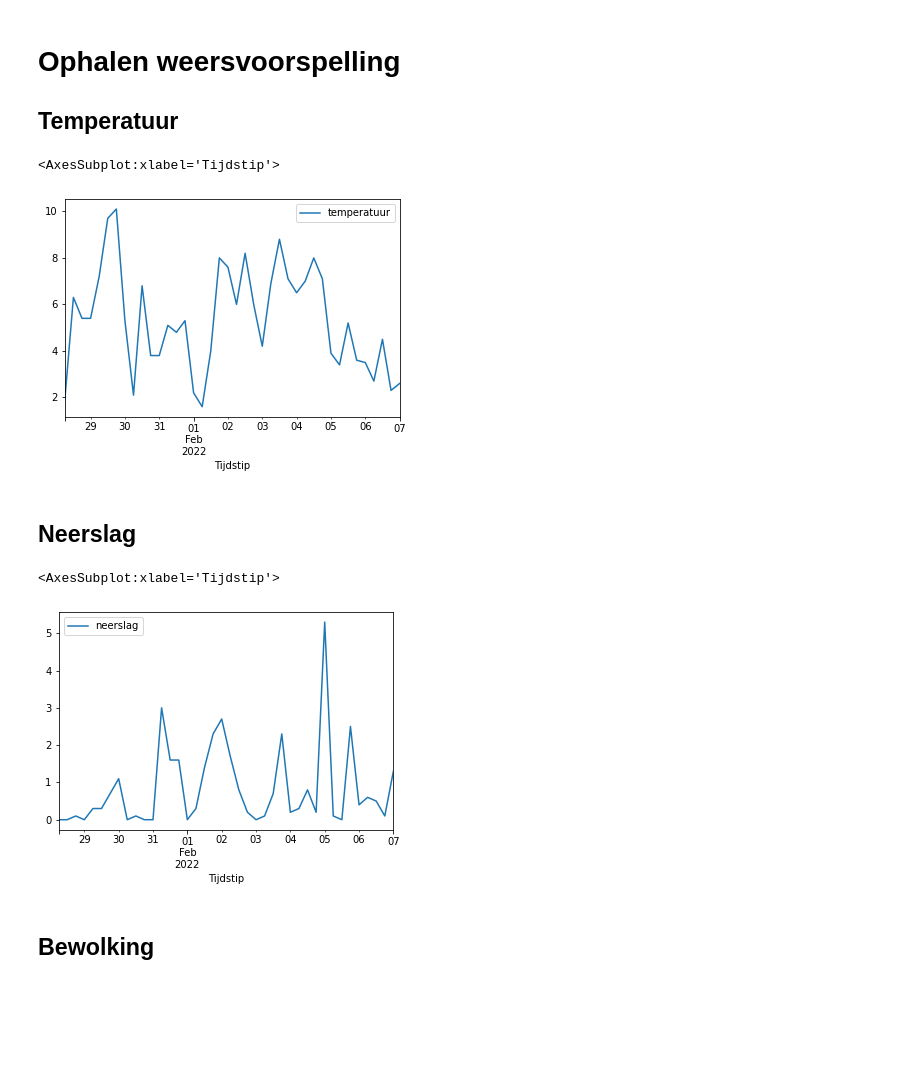
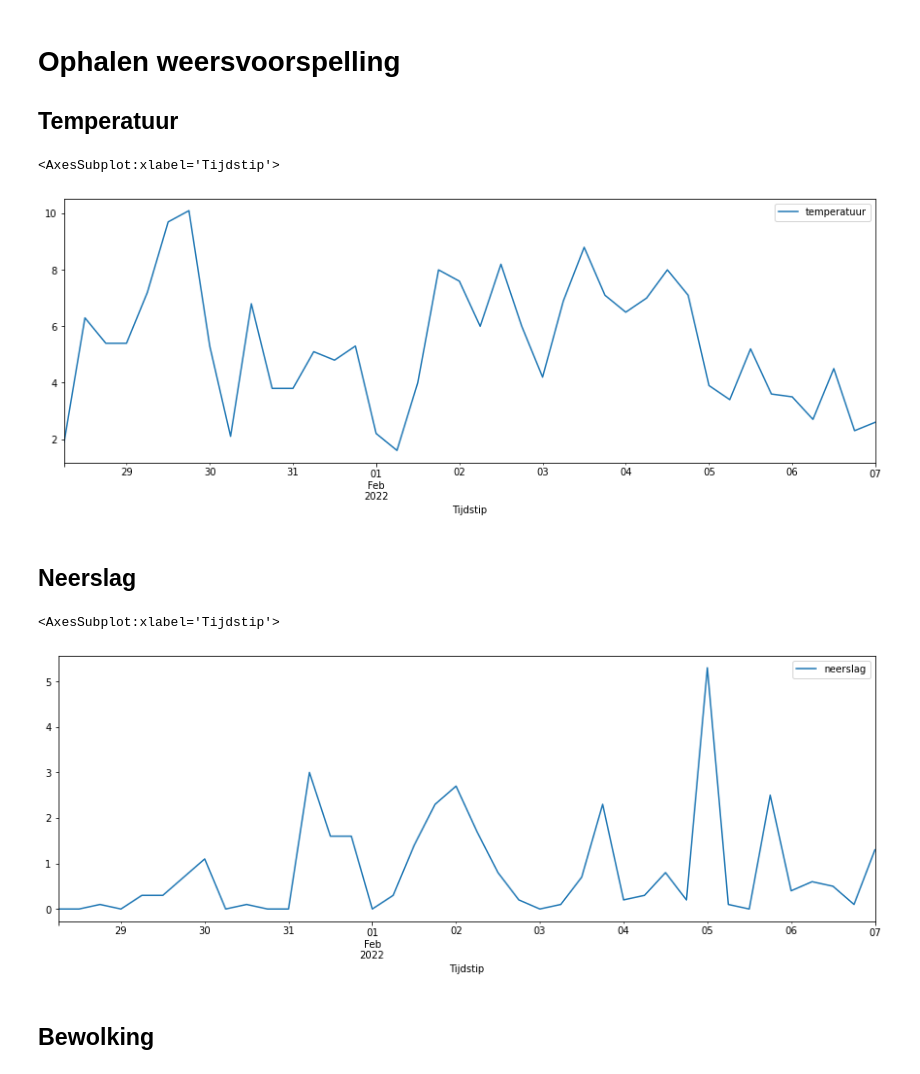
Before and after one commit to bosgnoom/data-engineer-eindopdracht, a Jupyter notebook: weersvoorspelling.ipynb, the cells around one changed output. Drawn from its saved outputs; the diff is of its cells as text; code cells hidden in the pictures; blank space fills up the shorter version.

```diff
--- a/weersvoorspelling.ipynb
+++ b/weersvoorspelling.ipynb
@@ -5,26 +5,27 @@
 # %%
 import requests
 import pandas as pd
+import matplotlib.pyplot as plt
 
 url = 'https://cdn.knmi.nl/knmi/json/page/weer/waarschuwingen_verwachtingen/ensemble/iPluim/380_Expert_99999.json'
 r = requests.get(url)
 
 # Selecteer de serie "Hoge resolutie" uit alle aangeleverde gegevens
 for serie in r.json()["series"]:
     if "name" in serie.keys() and serie["name"] == "Hoge resolutie":
         temperatuur = pd.DataFrame(serie["data"], columns=["time", "temperatuur"])
 
 # Omzetten van unix timestamp [ms] naar datetime
 temperatuur["Tijdstip"] = pd.to_datetime(temperatuur["time"], unit="ms")
 
 temperatuur.set_index("Tijdstip", inplace=True)
 temperatuur.drop("time", inplace=True, axis=1)
 
-import matplotlib
-temperatuur.plot()
+fig, ax = plt.subplots(1, 1, figsize=(15, 5))
+temperatuur.plot(ax=ax)
 # %% [output]
 <AxesSubplot:xlabel='Tijdstip'>
-[figure, old version]
+[figure, new version]
 # %% [markdown]
 ## Neerslag
 # %%
@@ -41,11 +42,11 @@ neerslag["Tijdstip"] = pd.to_datetime(neerslag["time"], unit="ms")
 neerslag.set_index("Tijdstip", inplace=True)
 neerslag.drop("time", inplace=True, axis=1)
 
-import matplotlib
-neerslag.plot()
+fig, ax = plt.subplots(1, 1, figsize=(15, 5))
+neerslag.plot(ax=ax)
 # %% [output]
 <AxesSubplot:xlabel='Tijdstip'>
-[figure, old version]
+[figure, new version]
 # %% [markdown]
 ## Bewolking
 # %%
```
Also changed, not shown: parts of 3 cells of this notebook, 3 other files.
